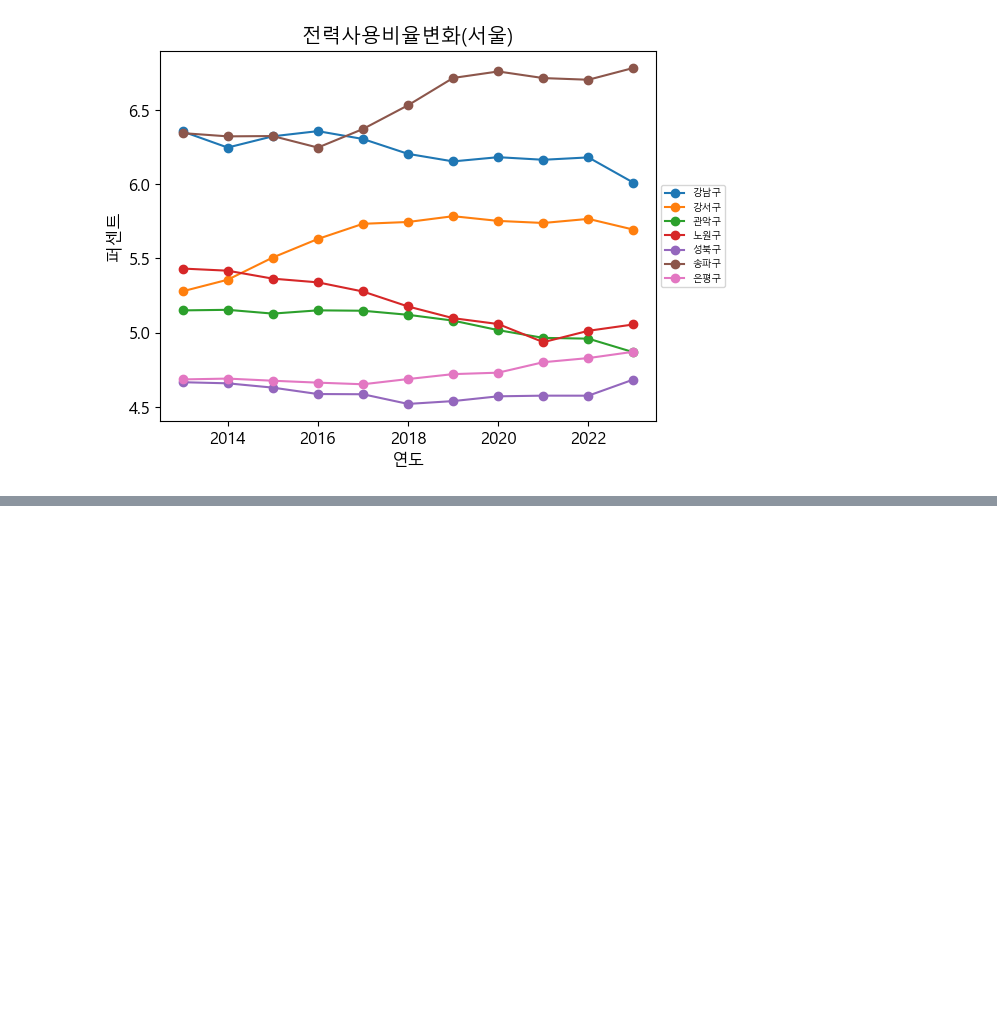
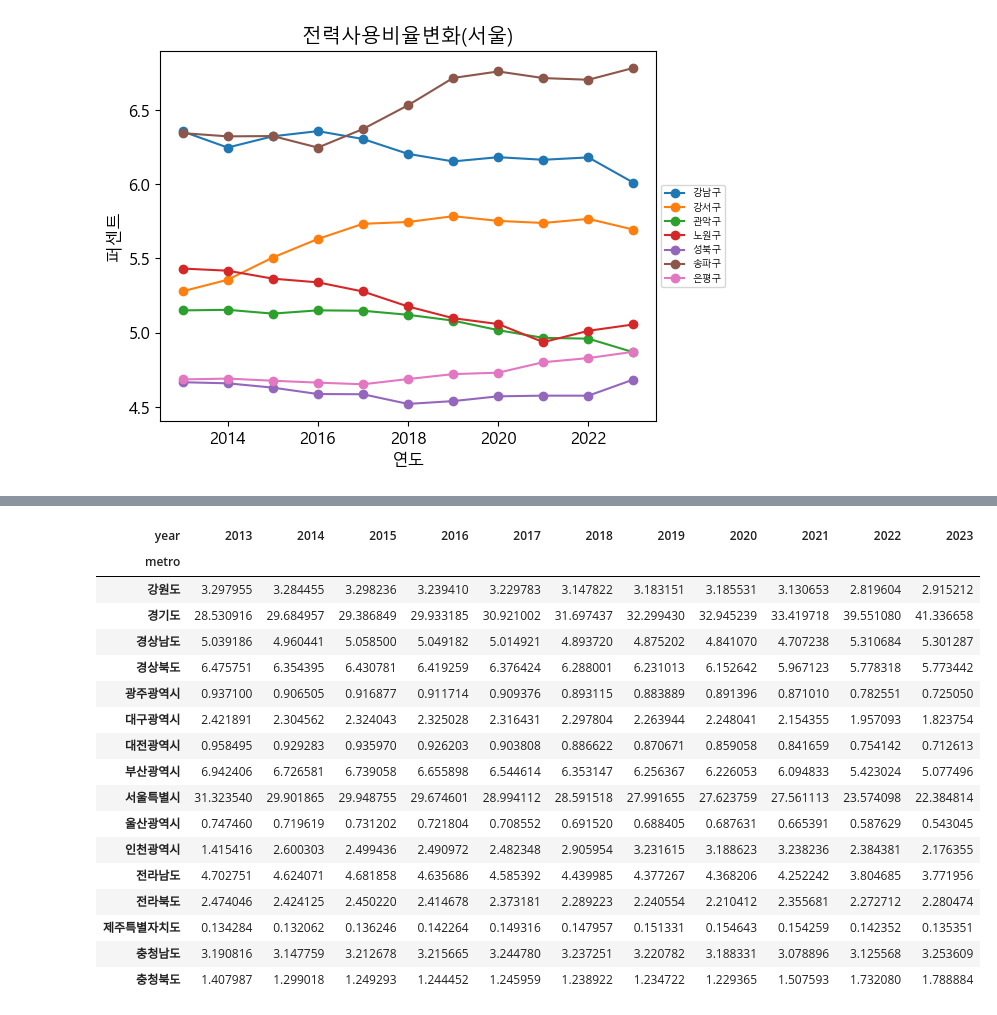
Before and after one commit to SSUUN/kepco_5, a Jupyter notebook: project/동.ipynb, the cells around one changed output, grey strips where cells are left out. Saved outputs shown, nothing was run; the diff lists cells and outputs as text; code cells hidden in the pictures; blank space fills up the shorter version.

```diff
--- a/project/동.ipynb
+++ b/project/동.ipynb
@@ -436,0 +555,23 @@ plt.show()
+# %%
+elec_fi = elec_ratio_1.T
+# %%
+elec_fi
+# %% [output]
+| year | 2013 | 2014 | 2015 | 2016 | 2017 | 2018 | 2019 | 2020 | 2021 | 2022 | 2023 |
+| metro |  |  |  |  |  |  |  |  |  |  |  |
+| 강원도 | 3.297955 | 3.284455 | 3.298236 | 3.239410 | 3.229783 | 3.147822 | 3.183151 | 3.185531 | 3.130653 | 2.819604 | 2.915212 |
+| 경기도 | 28.530916 | 29.684957 | 29.386849 | 29.933185 | 30.921002 | 31.697437 | 32.299430 | 32.945239 | 33.419718 | 39.551080 | 41.336658 |
+| 경상남도 | 5.039186 | 4.960441 | 5.058500 | 5.049182 | 5.014921 | 4.893720 | 4.875202 | 4.841070 | 4.707238 | 5.310684 | 5.301287 |
+| 경상북도 | 6.475751 | 6.354395 | 6.430781 | 6.419259 | 6.376424 | 6.288001 | 6.231013 | 6.152642 | 5.967123 | 5.778318 | 5.773442 |
+| 광주광역시 | 0.937100 | 0.906505 | 0.916877 | 0.911714 | 0.909376 | 0.893115 | 0.883889 | 0.891396 | 0.871010 | 0.782551 | 0.725050 |
+| 대구광역시 | 2.421891 | 2.304562 | 2.324043 | 2.325028 | 2.316431 | 2.297804 | 2.263944 | 2.248041 | 2.154355 | 1.957093 | 1.823754 |
+| 대전광역시 | 0.958495 | 0.929283 | 0.935970 | 0.926203 | 0.903808 | 0.886622 | 0.870671 | 0.859058 | 0.841659 | 0.754142 | 0.712613 |
+| 부산광역시 | 6.942406 | 6.726581 | 6.739058 | 6.655898 | 6.544614 | 6.353147 | 6.256367 | 6.226053 | 6.094833 | 5.423024 | 5.077496 |
+| 서울특별시 | 31.323540 | 29.901865 | 29.948755 | 29.674601 | 28.994112 | 28.591518 | 27.991655 | 27.623759 | 27.561113 | 23.574098 | 22.384814 |
+| 울산광역시 | 0.747460 | 0.719619 | 0.731202 | 0.721804 | 0.708552 | 0.691520 | 0.688405 | 0.687631 | 0.665391 | 0.587629 | 0.543045 |
+| 인천광역시 | 1.415416 | 2.600303 | 2.499436 | 2.490972 | 2.482348 | 2.905954 | 3.231615 | 3.188623 | 3.238236 | 2.384381 | 2.176355 |
+| 전라남도 | 4.702751 | 4.624071 | 4.681858 | 4.635686 | 4.585392 | 4.439985 | 4.377267 | 4.368206 | 4.252242 | 3.804685 | 3.771956 |
+| 전라북도 | 2.474046 | 2.424125 | 2.450220 | 2.414678 | 2.373181 | 2.289223 | 2.240554 | 2.210412 | 2.355681 | 2.272712 | 2.280474 |
+| 제주특별자치도 | 0.134284 | 0.132062 | 0.136246 | 0.142264 | 0.149316 | 0.147957 | 0.151331 | 0.154643 | 0.154259 | 0.142352 | 0.135351 |
+| 충청남도 | 3.190816 | 3.147759 | 3.212678 | 3.215665 | 3.244780 | 3.237251 | 3.220782 | 3.188331 | 3.078896 | 3.125568 | 3.253609 |
+| 충청북도 | 1.407987 | 1.299018 | 1.249293 | 1.244452 | 1.245959 | 1.238922 | 1.234722 | 1.229365 | 1.507593 | 1.732080 | 1.788884 |
```
Also changed, not shown: parts of 43 cells of this notebook.
